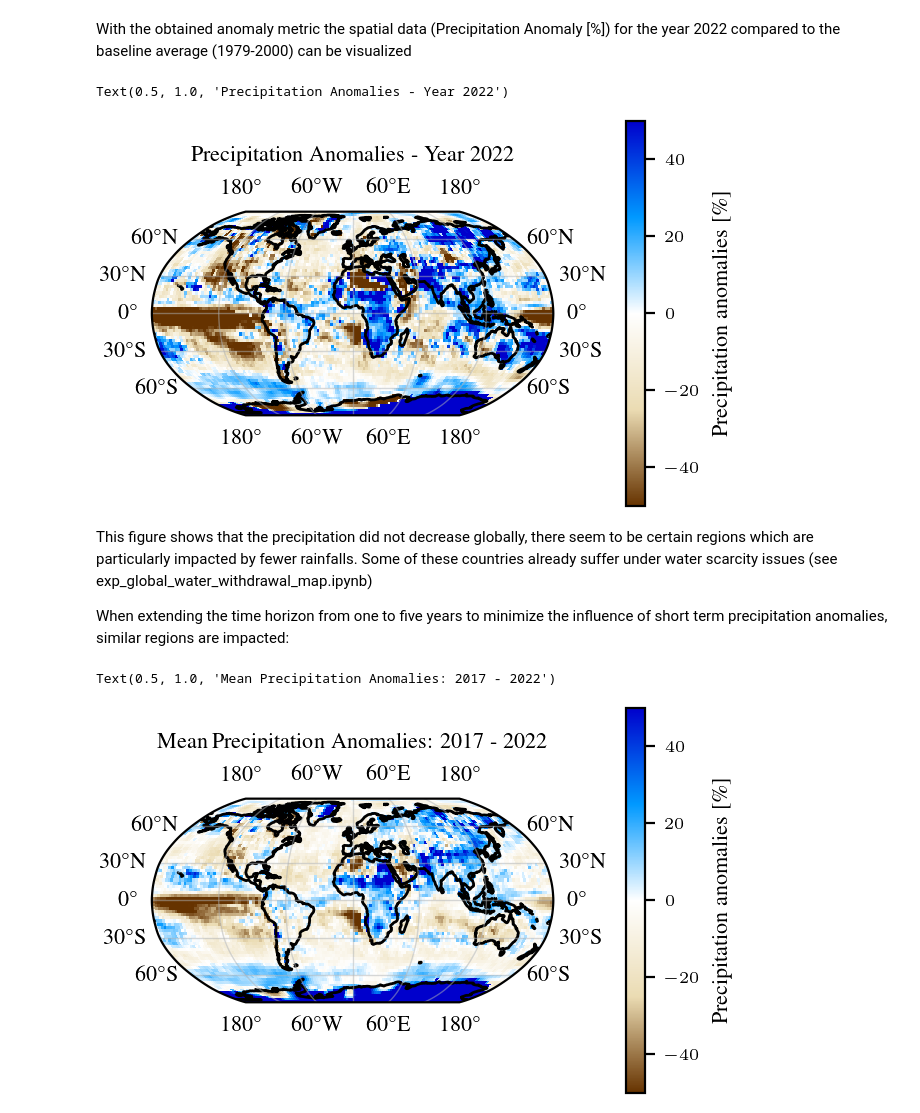
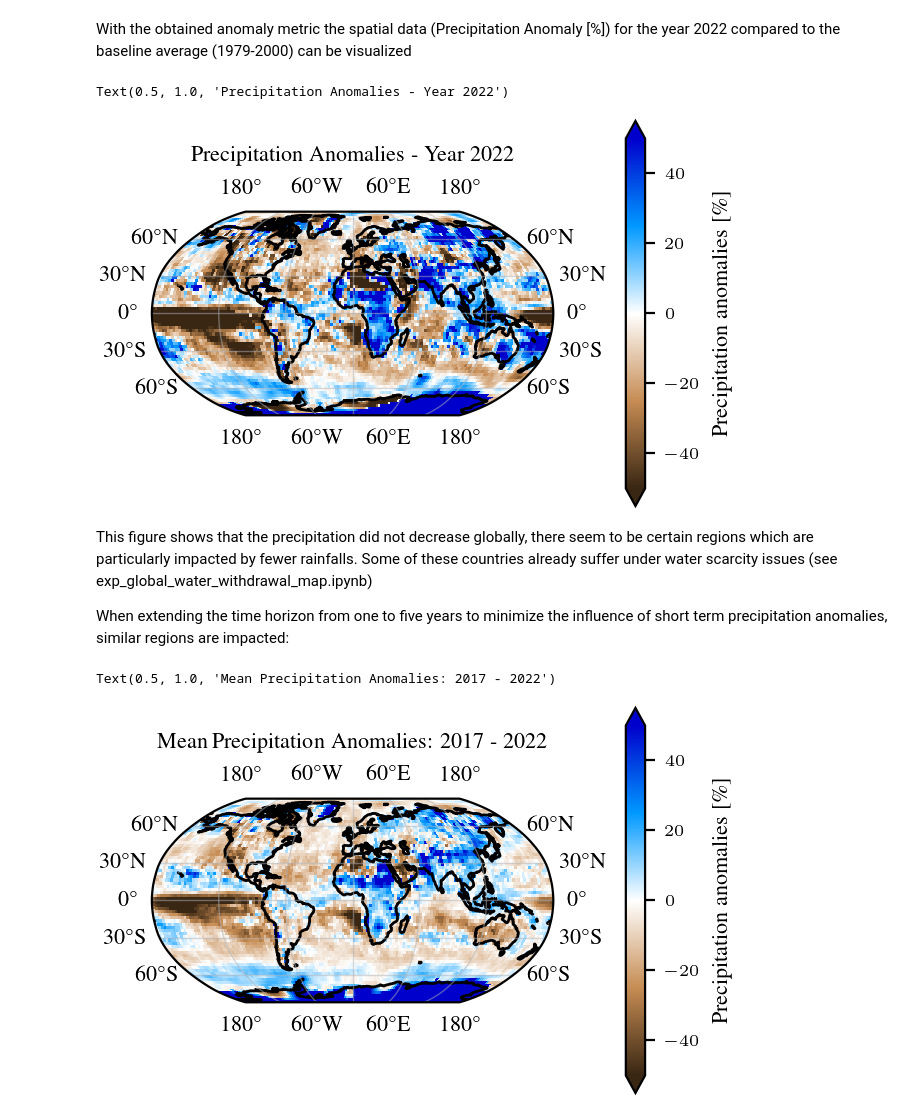
Before and after one commit to am9zZWY/team-aqua, a Jupyter notebook: exp/exp_global_precipitation.ipynb, the cells around one changed output. Drawn from its saved outputs; the diff is of its cells as text; code cells hidden in the pictures.

Commit message:
Visual Changes to Temp and Precip Exp Files

```diff
--- a/exp/exp_global_precipitation.ipynb
+++ b/exp/exp_global_precipitation.ipynb
@@ -25,9 +25,12 @@ plt.rcParams.update({"figure.dpi": 200})
 # colormap for Spatial Data
 alpha = 1
 rb = LinearSegmentedColormap.from_list(
-    "rb", [(0.4, 0.2 , 0, alpha), (0.92, 0.86, 0.7, alpha),
+    "rb", [(57/255, 38/255 , 19/255, alpha), (198/255, 140/255, 83/255, alpha),
            [1, 1, 1, alpha], (0, 0.6, 1, alpha), (0, 0, 0.8, alpha)], N=500
 )
+
+#(0.4, 0.2 , 0, alpha)
+#0.92, 0.86, 0.7
 
 from netCDF4 import Dataset
 import xarray as xr
@@ -235,32 +232,32 @@ With the obtained anomaly metric the spatial data (Precipitation Anomaly [\%]) f
 # %%
 # Create a plot
 plt.rcParams.update(bundles.icml2022())
 fig = plt.figure()
 
 ax = fig.add_subplot(1, 1, 1, projection=ccrs.Robinson())
 #ax = fig.add_subplot(1, 1, 1, projection=ccrs.PlateCarree())
 
 ax.coastlines()
 plot = anomaly["precip"].plot(ax=ax, transform=ccrs.PlateCarree(), cmap=rb, vmin = -50, vmax = 50, add_colorbar=False)
 # rename colorbar label
-cb = plt.colorbar(mappable=plot, label = 'Precipitation anomalies [\%]')
+cb = plt.colorbar(mappable=plot, label = 'Precipitation anomalies [\%]', extend = 'both')
 
 # add gridlines to globe
 gl = ax.gridlines(
     crs=ccrs.PlateCarree(),
     draw_labels=True,
     linewidth=.5,
     color=rgb.tue_gray,
     alpha=0.5,
     linestyle="-",
 )
 
 gl.top_labels = True
 gl.right_labels = True
 ax.set_title("Precipitation Anomalies - Year 2022")
 # %% [output]
 Text(0.5, 1.0, 'Precipitation Anomalies - Year 2022')
-[figure, old version]
+[figure, new version]
 # %% [markdown]
 This figure shows that the precipitation did not decrease globally, there seem to be certain regions which are particularly impacted by fewer rainfalls. Some of these countries already suffer under water scarcity issues (see exp_global_water_withdrawal_map.ipynb)
 
@@ -290,7 +287,7 @@ ax = fig.add_subplot(1, 1, 1, projection=ccrs.Robinson())
 ax.coastlines()
 plot = anomaly_2["precip"].plot(ax=ax, transform=ccrs.PlateCarree(), cmap=rb, vmin = -50, vmax = 50, add_colorbar=False)
 # rename colorbar label
-cb = plt.colorbar(mappable=plot, label = 'Precipitation anomalies [\%]')
+cb = plt.colorbar(mappable=plot, label = 'Precipitation anomalies [\%]', extend = 'both')
 
 # add gridlines to globe
 gl = ax.gridlines(
@@ -307,4 +304,4 @@ gl.right_labels = True
 ax.set_title("Mean Precipitation Anomalies: " + start_year + " - " + end_year)
 # %% [output]
 Text(0.5, 1.0, 'Mean Precipitation Anomalies: 2017 - 2022')
-[figure, old version]
+[figure, new version]
```
Also changed, not shown: parts of 2 cells of this notebook, 1 other file.
